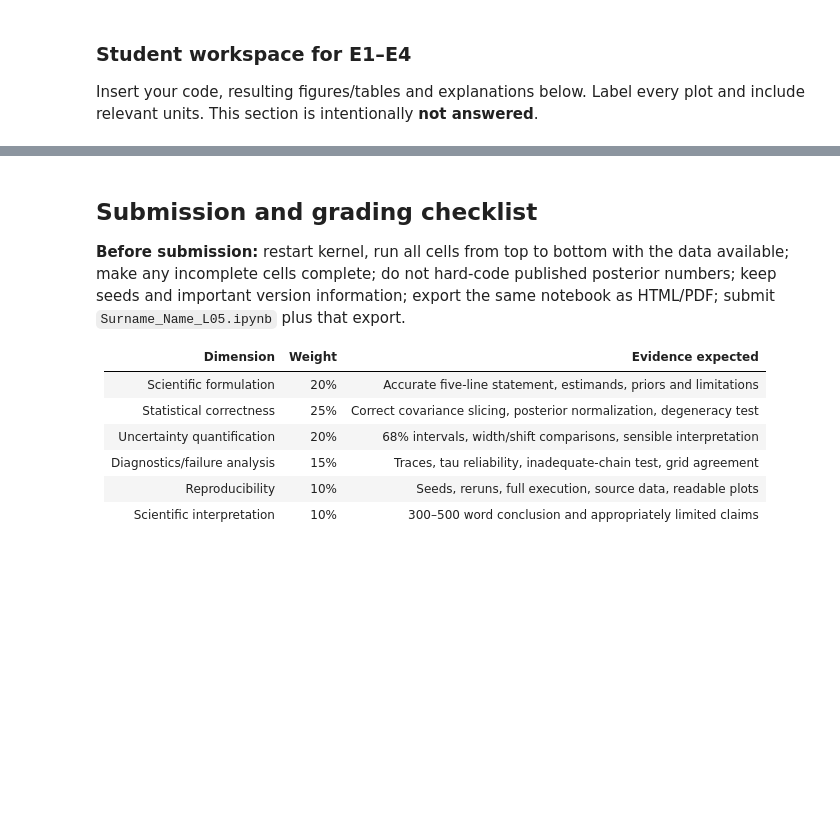
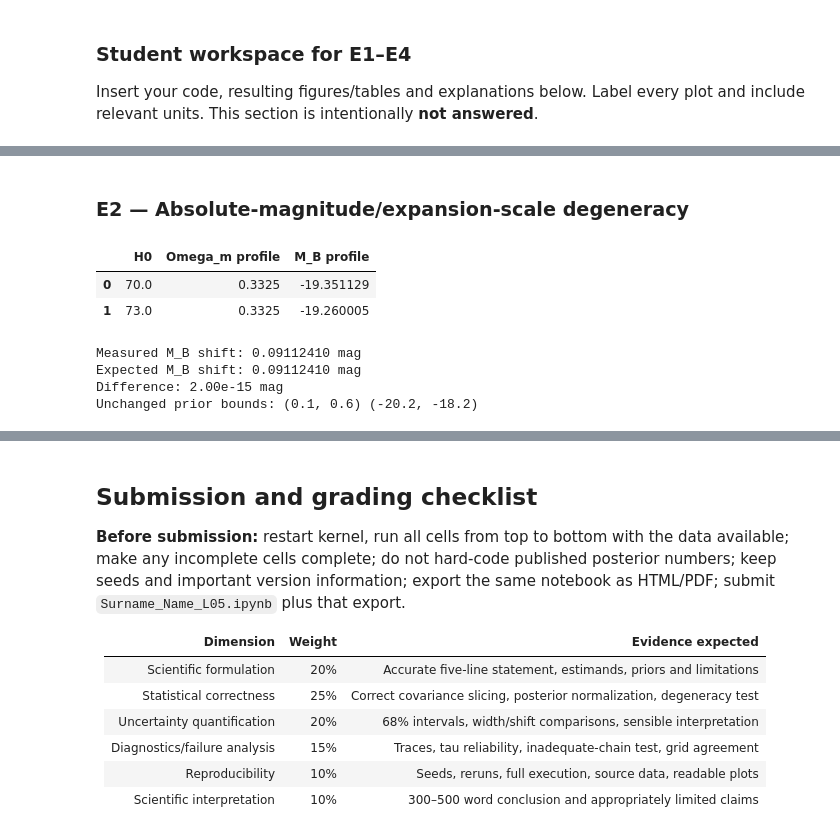
Before and after one commit to Natalia985/Astrostatistics_Observational_Cosmology, a Jupyter notebook: Labs/L05_GRADED_MCMC_COVARIANCE.ipynb, the cells around one changed output, grey strips where cells are left out. Saved outputs shown, nothing was run; the diff lists cells and outputs as text; code cells hidden in the pictures; blank space fills up the shorter version.

```diff
--- a/Labs/L05_GRADED_MCMC_COVARIANCE.ipynb
+++ b/Labs/L05_GRADED_MCMC_COVARIANCE.ipynb
@@ -759,0 +769,36 @@ Insert your code, resulting figures/tables and explanations below. Label every p
+# %% [markdown]
+### E2 — Absolute-magnitude/expansion-scale degeneracy
+# %%
+# Full covariance, H0 = 73
+MU_GRID_73 = np.vstack([
+    mu_flat_lcdm(z, om, H0=73.0) for om in OMEGA_GRID
+])
+
+fit_f_73 = profile_coefficients(m[None, :] - MU_GRID_73, Cfull)
+
+# Best fits from the profile chi-square
+i70 = np.argmin(fit_f["chi2prof"])
+i73 = np.argmin(fit_f_73["chi2prof"])
+
+e2_summary = pd.DataFrame({
+    "H0": [70.0, 73.0],
+    "Omega_m profile": [OMEGA_GRID[i70], OMEGA_GRID[i73]],
+    "M_B profile": [fit_f["mbhat"][i70], fit_f_73["mbhat"][i73]]
+})
+display(e2_summary)
+
+measured_shift = fit_f_73["mbhat"][i73] - fit_f["mbhat"][i70]
+expected_shift = 5 * np.log10(73.0 / 70.0)
+
+print(f"Measured M_B shift: {measured_shift:.8f} mag")
+print(f"Expected M_B shift: {expected_shift:.8f} mag")
+print(f"Difference: {measured_shift - expected_shift:.2e} mag")
+print("Unchanged prior bounds:", OMEGA_BOUNDS, MB_BOUNDS)
+# %% [output]
+|  | H0 | Omega_m profile | M_B profile |
+| 0 | 70.0 | 0.3325 | -19.351129 |
+| 1 | 73.0 | 0.3325 | -19.260005 |
+Measured M_B shift: 0.09112410 mag
+Expected M_B shift: 0.09112410 mag
+Difference: 2.00e-15 mag
+Unchanged prior bounds: (0.1, 0.6) (-20.2, -18.2)
```
Also changed, not shown: parts of 18 cells of this notebook.
